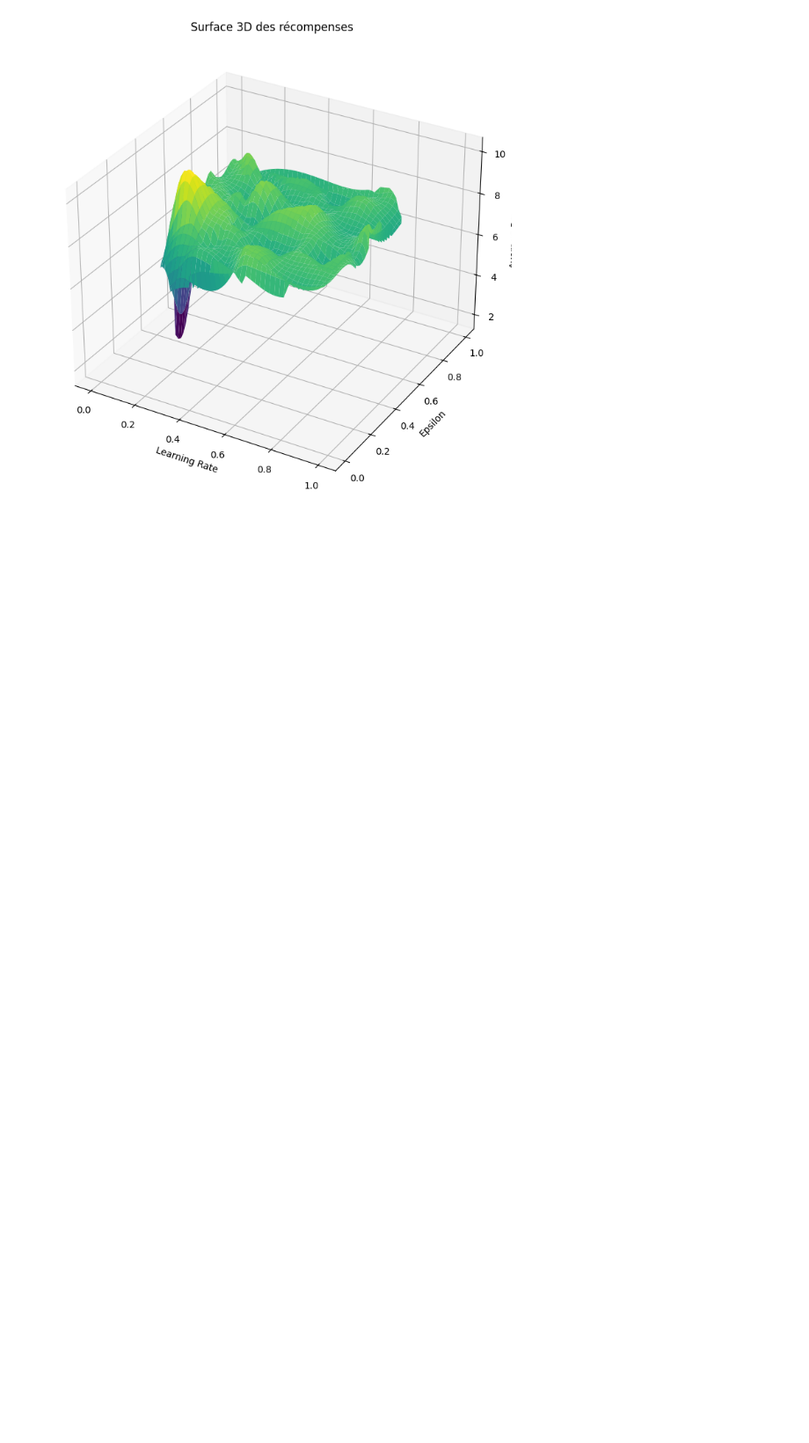
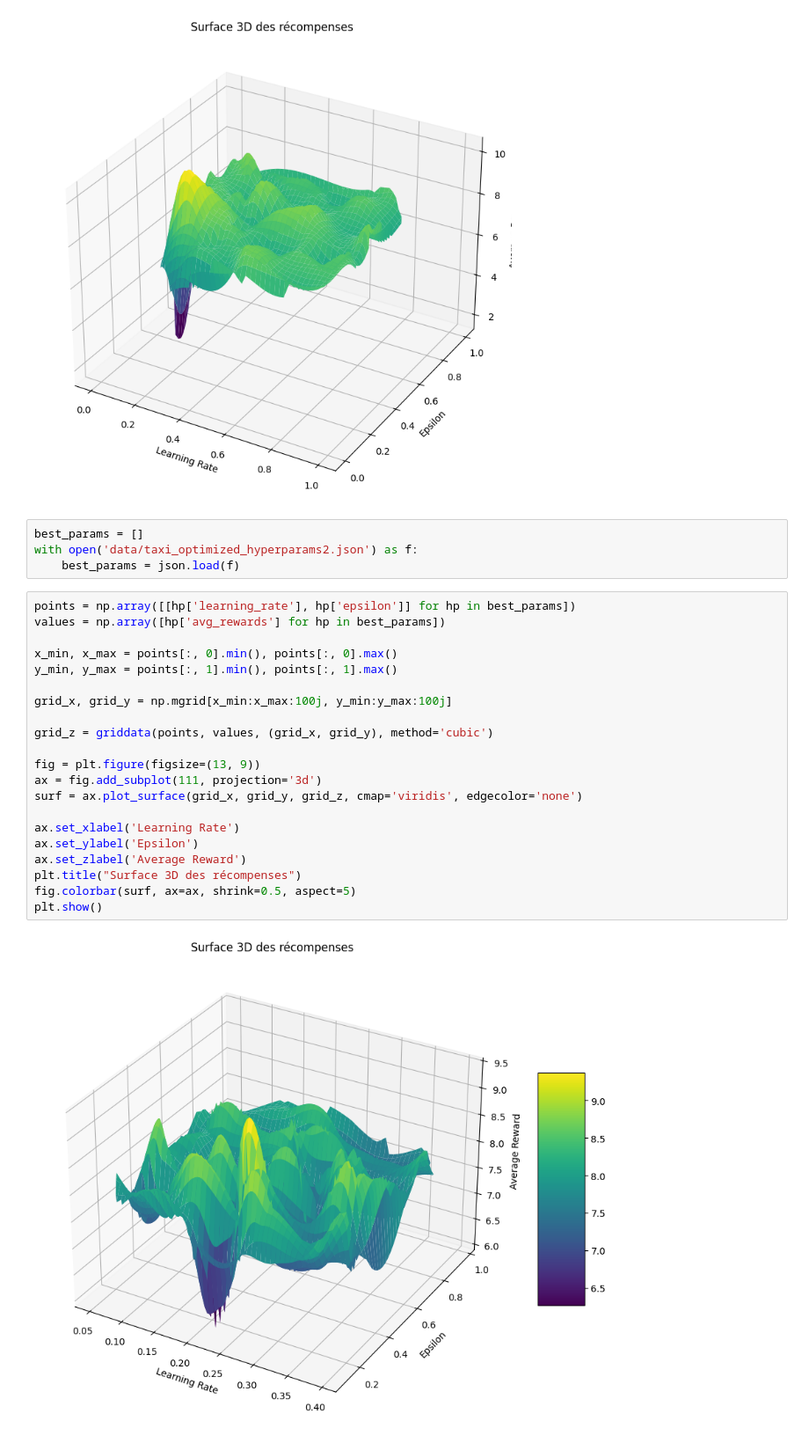
Before and after one commit to Gurkan-Taner/Taxi-v3-Solver, a Jupyter notebook: algos/QLearning/q_learning_analyze.ipynb, the cells around one changed output. Shown at 88% size. Drawn from its saved outputs; the diff is of its cells as text; blank space fills up the shorter version.

Commit message:
dev: added optimized qlearning hyperparameters

```diff
--- a/algos/QLearning/q_learning_analyze.ipynb
+++ b/algos/QLearning/q_learning_analyze.ipynb
@@ -213,3 +213,30 @@ plt.title("Surface 3D des récompenses")
 plt.show()
 # %% [output]
 [figure]
+# %%
+best_params = []
+with open('data/taxi_optimized_hyperparams2.json') as f:
+    best_params = json.load(f)
+# %%
+points = np.array([[hp['learning_rate'], hp['epsilon']] for hp in best_params])
+values = np.array([hp['avg_rewards'] for hp in best_params])
+
+x_min, x_max = points[:, 0].min(), points[:, 0].max()
+y_min, y_max = points[:, 1].min(), points[:, 1].max()
+
+grid_x, grid_y = np.mgrid[x_min:x_max:100j, y_min:y_max:100j]
+
+grid_z = griddata(points, values, (grid_x, grid_y), method='cubic')
+
+fig = plt.figure(figsize=(13, 9))
+ax = fig.add_subplot(111, projection='3d')
+surf = ax.plot_surface(grid_x, grid_y, grid_z, cmap='viridis', edgecolor='none')
+
+ax.set_xlabel('Learning Rate')
+ax.set_ylabel('Epsilon')
+ax.set_zlabel('Average Reward')
+plt.title("Surface 3D des récompenses")
+fig.colorbar(surf, ax=ax, shrink=0.5, aspect=5)
+plt.show()
+# %% [output]
+[figure, added]
```
Also changed, not shown: parts of 4 cells of this notebook, 6 other files.
